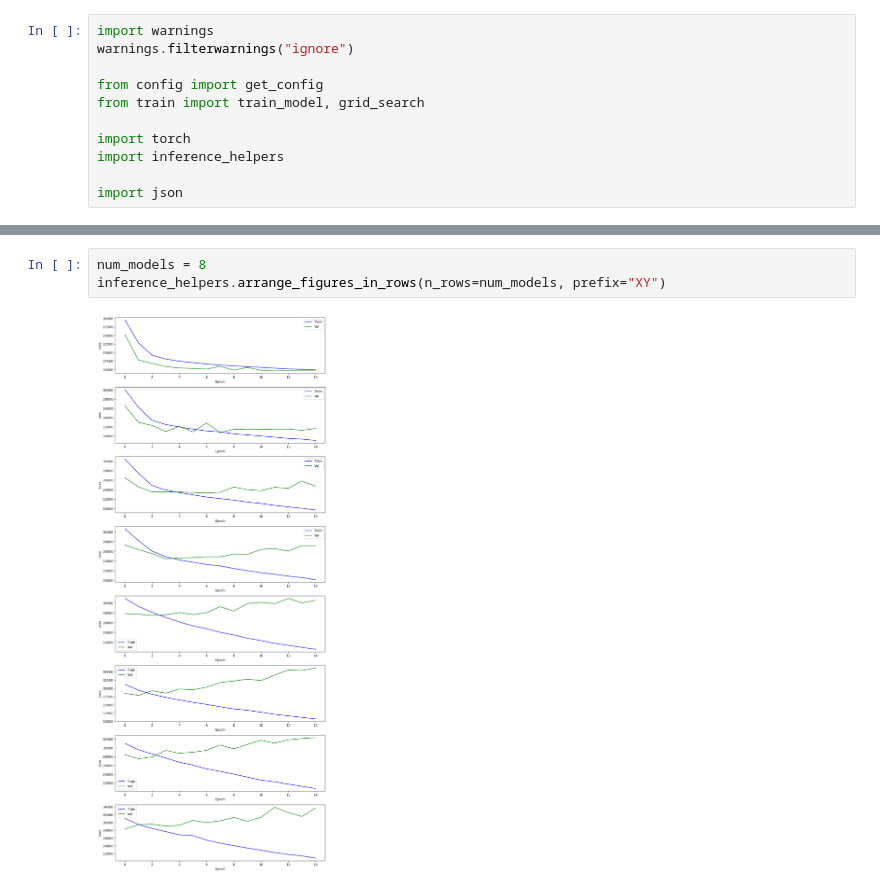
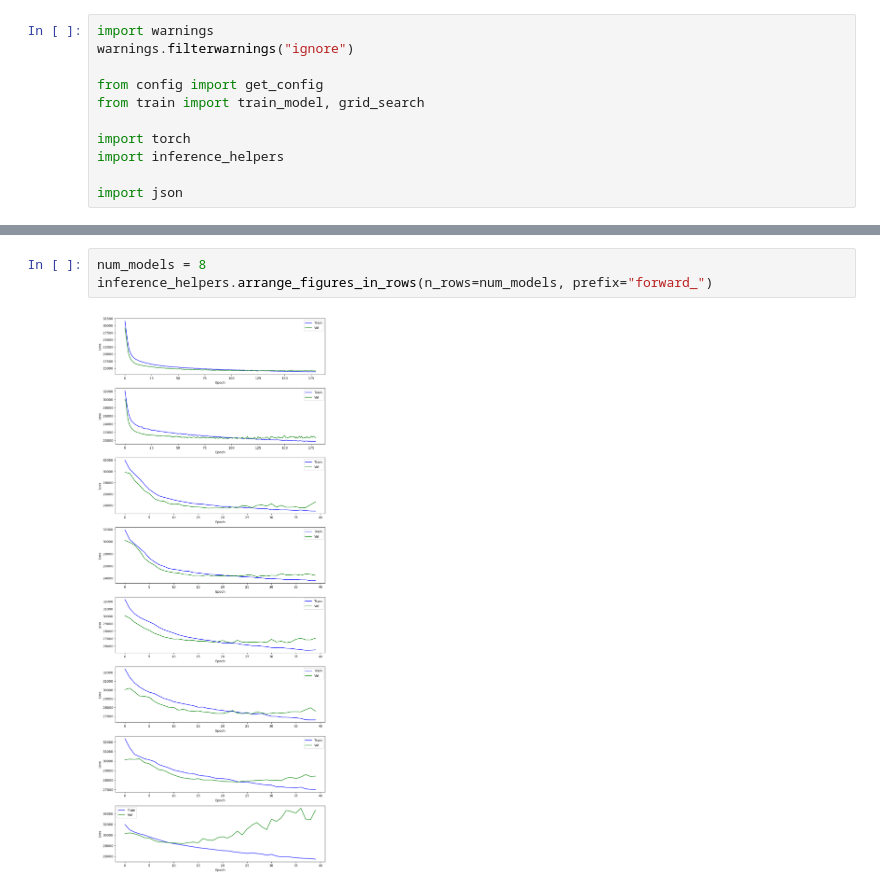
Before and after one commit to obhlivoj/System-Imbalance-Forecasting, a Jupyter notebook: models/transformer_decoder_only/Local_Train.ipynb, the cells around one changed output, grey strips where cells are left out. Cells and saved outputs as stored; diff of their text form.

Commit message:
Trained model transformer_decoder_only.

```diff
--- a/models/transformer_decoder_only/Local_Train.ipynb
+++ b/models/transformer_decoder_only/Local_Train.ipynb
@@ -62,5 +131,5 @@ for k in range(1, num_models+1):
 # %%
 num_models = 8
-inference_helpers.arrange_figures_in_rows(n_rows=num_models, prefix="XY")
+inference_helpers.arrange_figures_in_rows(n_rows=num_models, prefix="forward_")
 # %% [output]
-[figure, old version]
+[figure, new version]
```
Also changed, not shown: parts of 3 cells of this notebook, 30 other files.
